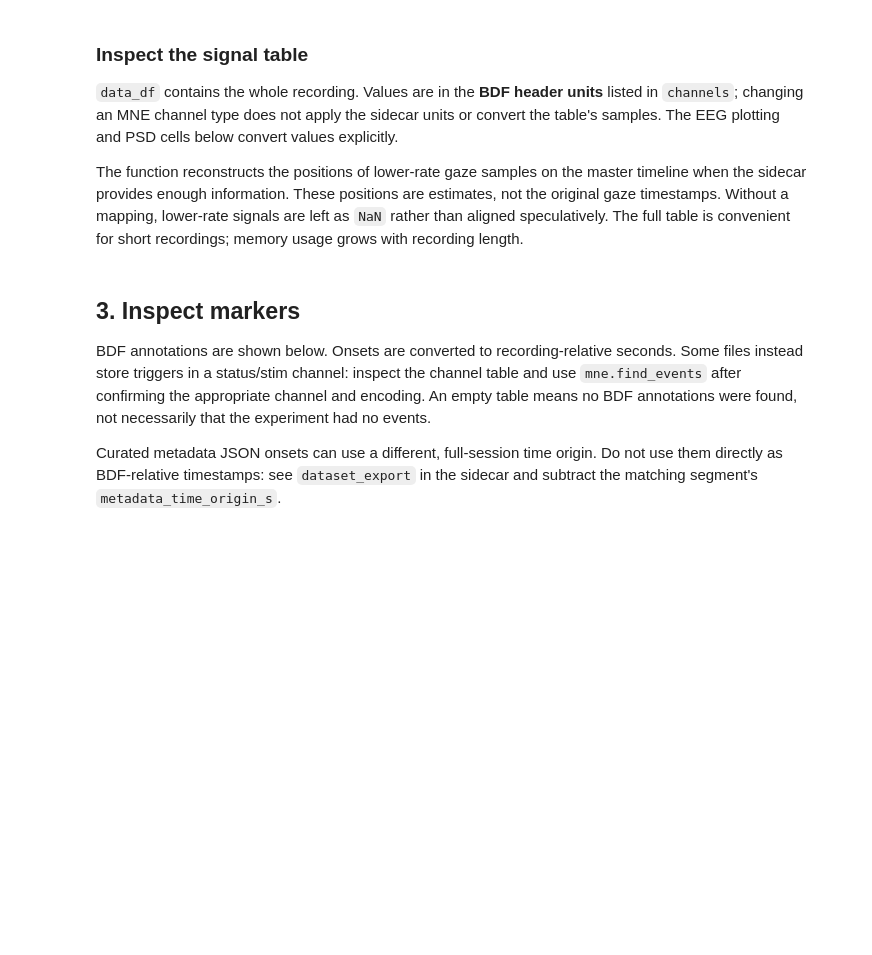
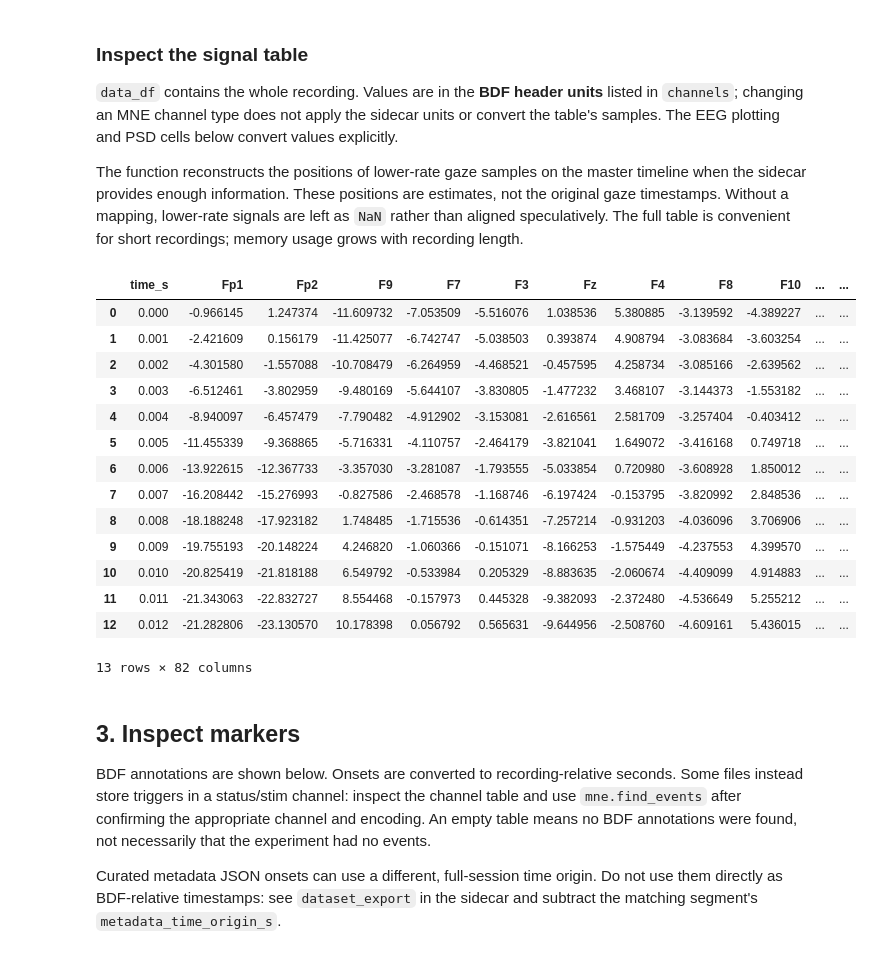
Before and after one commit to Louisagzz/hackaton-habs, a Jupyter notebook: starting_notebooks/bdf_exploration.ipynb, the cells around one changed output. Drawn from its saved outputs; the diff is of its cells as text; code cells hidden in the pictures; blank space fills up the shorter version.

```diff
--- a/starting_notebooks/bdf_exploration.ipynb
+++ b/starting_notebooks/bdf_exploration.ipynb
@@ -35,7 +37,7 @@ elif cwd.name == "starting_notebooks" and (cwd / "bdf_loader.py").is_file():
     ROOT = cwd.parent
 else:
     raise RuntimeError("Start the kernel in the repository root or starting_notebooks/.")
-dataset_root = ROOT / "sample" / "CURATED"
+dataset_root = ROOT / "sample" / "PREPROCESSED"
 bdf_path = dataset_root / "P001/P001_day-1_task-resting-state_multimodal.bdf"
 # Alternatively: bdf_path = Path("/path/to/your/recording.bdf")
 # %% [markdown]
@@ -76,7 +115,23 @@ display(channels)
 
 The function reconstructs the positions of lower-rate gaze samples on the master timeline when the sidecar provides enough information. These positions are estimates, not the original gaze timestamps. Without a mapping, lower-rate signals are left as `NaN` rather than aligned speculatively. The full table is convenient for short recordings; memory usage grows with recording length.
 # %%
-display(data_df.head(12))
+display(data_df.head(13))
+# %% [output]
+|  | time_s | Fp1 | Fp2 | F9 | F7 | F3 | Fz | F4 | F8 | F10 | ... | ... |
+| 0 | 0.000 | -0.966145 | 1.247374 | -11.609732 | -7.053509 | -5.516076 | 1.038536 | 5.380885 | -3.139592 | -4.389227 | ... | ... |
+| 1 | 0.001 | -2.421609 | 0.156179 | -11.425077 | -6.742747 | -5.038503 | 0.393874 | 4.908794 | -3.083684 | -3.603254 | ... | ... |
+| 2 | 0.002 | -4.301580 | -1.557088 | -10.708479 | -6.264959 | -4.468521 | -0.457595 | 4.258734 | -3.085166 | -2.639562 | ... | ... |
+| 3 | 0.003 | -6.512461 | -3.802959 | -9.480169 | -5.644107 | -3.830805 | -1.477232 | 3.468107 | -3.144373 | -1.553182 | ... | ... |
+| 4 | 0.004 | -8.940097 | -6.457479 | -7.790482 | -4.912902 | -3.153081 | -2.616561 | 2.581709 | -3.257404 | -0.403412 | ... | ... |
+| 5 | 0.005 | -11.455339 | -9.368865 | -5.716331 | -4.110757 | -2.464179 | -3.821041 | 1.649072 | -3.416168 | 0.749718 | ... | ... |
+| 6 | 0.006 | -13.922615 | -12.367733 | -3.357030 | -3.281087 | -1.793555 | -5.033854 | 0.720980 | -3.608928 | 1.850012 | ... | ... |
+| 7 | 0.007 | -16.208442 | -15.276993 | -0.827586 | -2.468578 | -1.168746 | -6.197424 | -0.153795 | -3.820992 | 2.848536 | ... | ... |
+| 8 | 0.008 | -18.188248 | -17.923182 | 1.748485 | -1.715536 | -0.614351 | -7.257214 | -0.931203 | -4.036096 | 3.706906 | ... | ... |
+| 9 | 0.009 | -19.755193 | -20.148224 | 4.246820 | -1.060366 | -0.151071 | -8.166253 | -1.575449 | -4.237553 | 4.399570 | ... | ... |
+| 10 | 0.010 | -20.825419 | -21.818188 | 6.549792 | -0.533984 | 0.205329 | -8.883635 | -2.060674 | -4.409099 | 4.914883 | ... | ... |
+| 11 | 0.011 | -21.343063 | -22.832727 | 8.554468 | -0.157973 | 0.445328 | -9.382093 | -2.372480 | -4.536649 | 5.255212 | ... | ... |
+| 12 | 0.012 | -21.282806 | -23.130570 | 10.178398 | 0.056792 | 0.565631 | -9.644956 | -2.508760 | -4.609161 | 5.436015 | ... | ... |
+13 rows × 82 columns
 # %% [markdown]
 ## 3. Inspect markers
 
```
Also changed, not shown: parts of 7 cells of this notebook, 1 other file.
